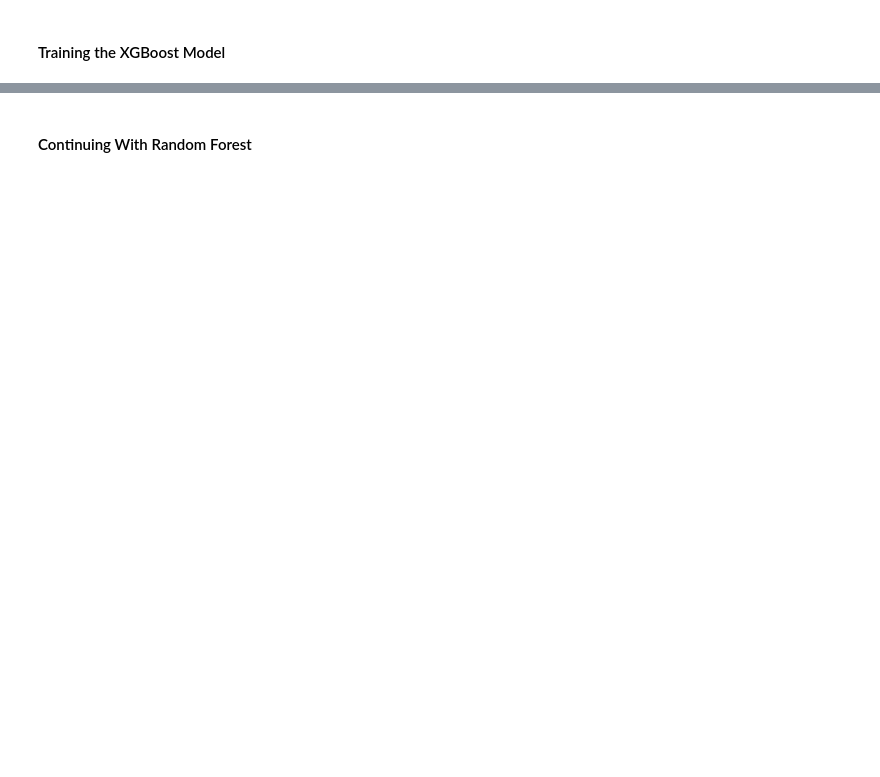
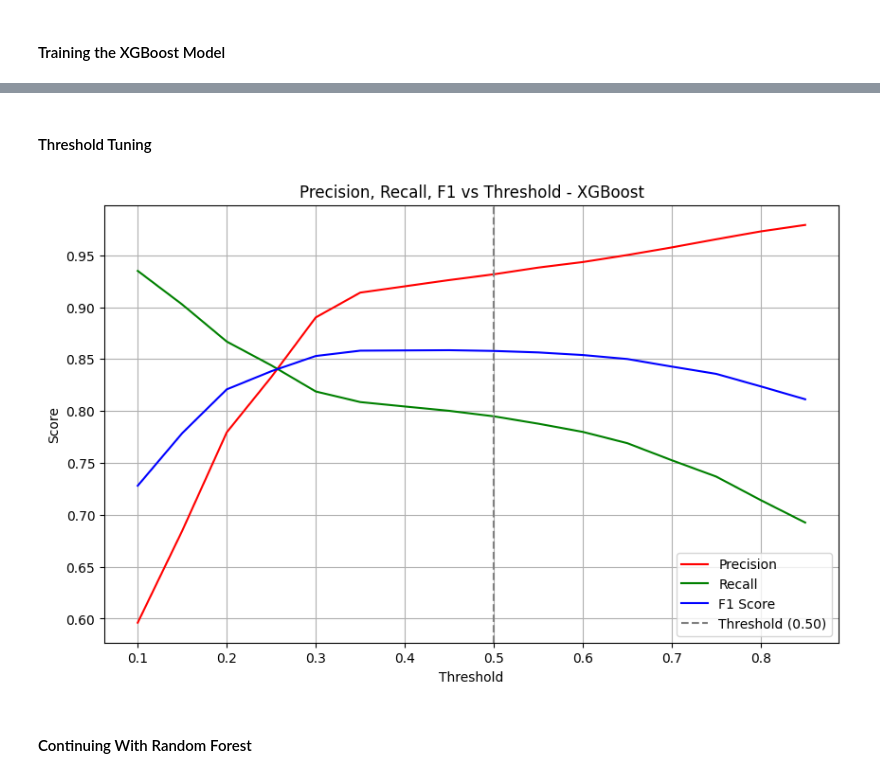
Before and after one commit to andresfigueroa282/Phishing-Website-Detection-Project, a Jupyter notebook: Phishing Website Detection Model.ipynb, the cells around one changed output, grey strips where cells are left out. Drawn from its saved outputs; the diff is of its cells as text; code cells hidden in the pictures; blank space fills up the shorter version.

```diff
--- a/Phishing Website Detection Model.ipynb
+++ b/Phishing Website Detection Model.ipynb
@@ -475,2 +580,31 @@ ROC AUC Score: 0.6666368083983134
+# %% [markdown]
+#### Threshold Tuning
+# %%
+y_proba_xgb = xgb_best.predict_proba(X_test_scaled)[:, 1]
+
+thresholds = np.arange(0.1, 0.9, 0.05)
+precision_scores = []
+recall_scores = []
+f1_scores = []
+
+for thresh in thresholds:
+    y_pred_thresh = (y_proba_xgb >= thresh).astype(int)
+    precision_scores.append(precision_score(y_test, y_pred_thresh))
+    recall_scores.append(recall_score(y_test, y_pred_thresh))
+    f1_scores.append(f1_score(y_test, y_pred_thresh))
+
+plt.figure(figsize = (10, 6))
+plt.plot(thresholds, precision_scores, label = 'Precision', color = 'red')
+plt.plot(thresholds, recall_scores, label = 'Recall', color = 'green')
+plt.plot(thresholds, f1_scores, label = 'F1 Score', color = 'blue')
+plt.axvline(x = 0.50, linestyle = '--', color = 'gray', label = 'Threshold (0.50)')
+plt.title("Precision, Recall, F1 vs Threshold - XGBoost")
+plt.xlabel("Threshold")
+plt.ylabel("Score")
+plt.legend()
+plt.grid(True)
+plt.show()
+# %% [output]
+[figure, added]
 # %% [markdown]
 #### Continuing With Random Forest
```
Also changed, not shown: parts of 25 cells of this notebook.
